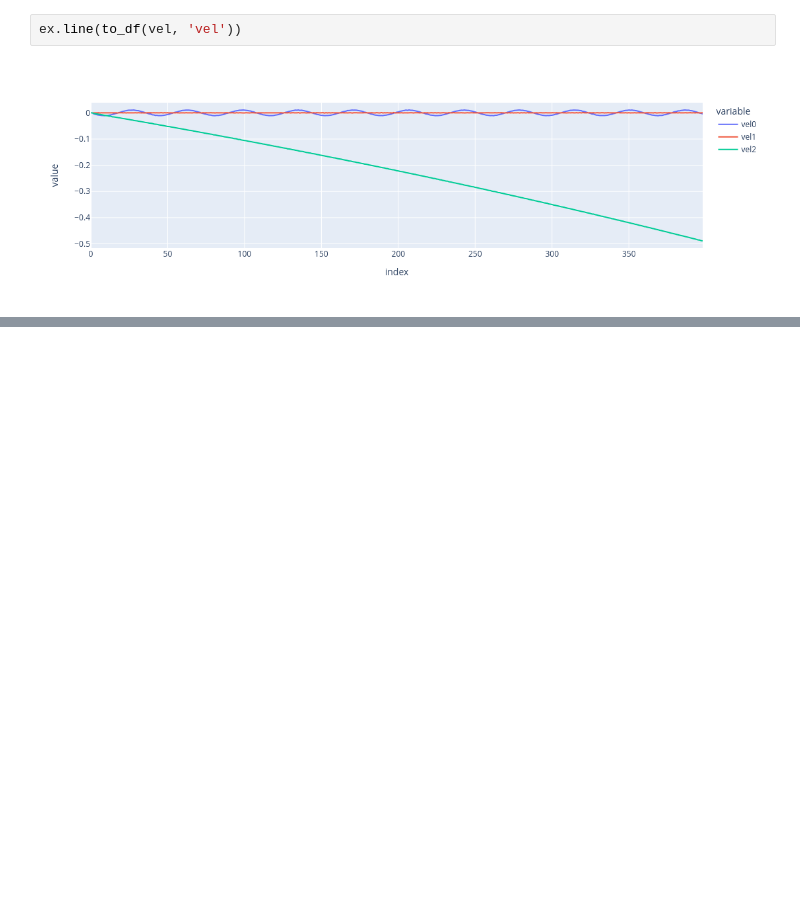
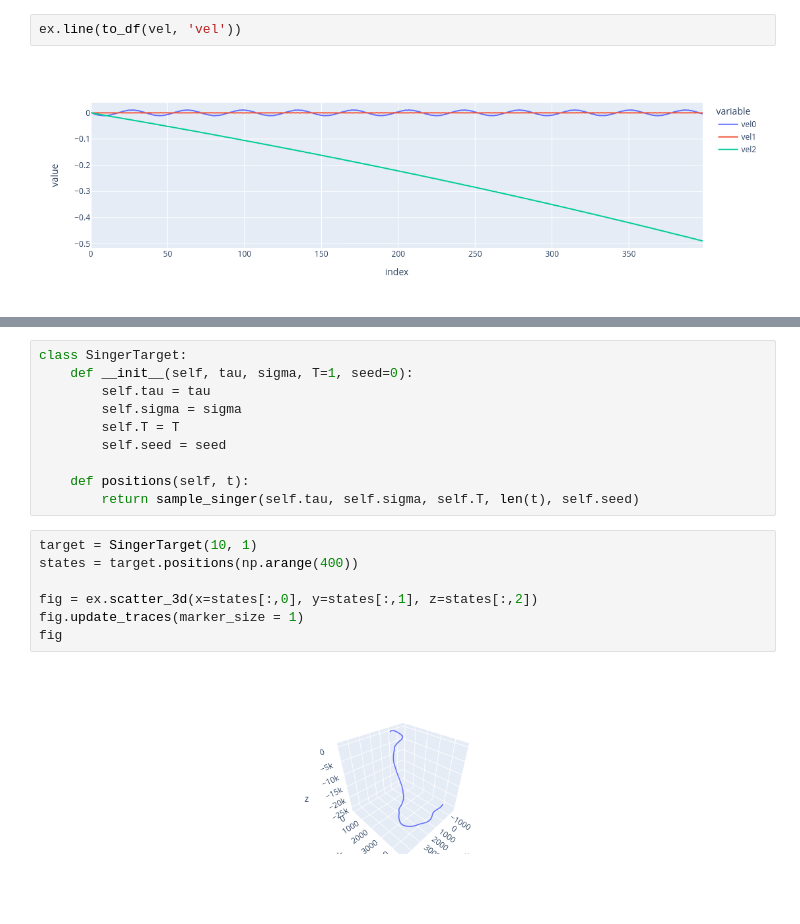
Before and after one commit to lbartnik/modern-tracking-systems, a Jupyter notebook: 03 Singer Acceleration Model.ipynb, the cells around one changed output, grey strips where cells are left out. Saved outputs shown, nothing was run; the diff lists cells and outputs as text; blank space fills up the shorter version.

```diff
--- a/03 Singer Acceleration Model.ipynb
+++ b/03 Singer Acceleration Model.ipynb
@@ -257,0 +288,19 @@ ex.line(to_df(vel, 'vel'))
+# %%
+class SingerTarget:
+    def __init__(self, tau, sigma, T=1, seed=0):
+        self.tau = tau
+        self.sigma = sigma
+        self.T = T
+        self.seed = seed
+
+    def positions(self, t):
+        return sample_singer(self.tau, self.sigma, self.T, len(t), self.seed)
+# %%
+target = SingerTarget(10, 1)
+states = target.positions(np.arange(400))
+
+fig = ex.scatter_3d(x=states[:,0], y=states[:,1], z=states[:,2])
+fig.update_traces(marker_size = 1)
+fig
+# %% [output]
+[figure, added]
```
Also changed, not shown: parts of 12 cells of this notebook.
